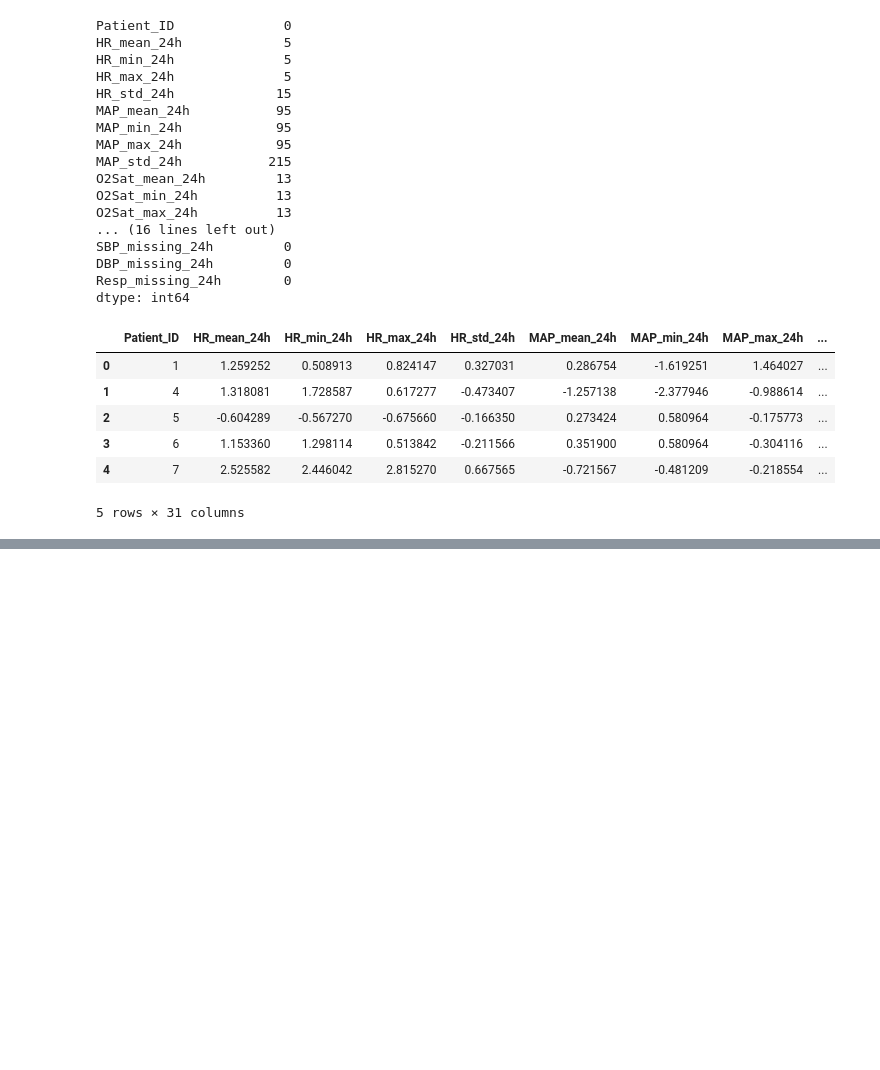
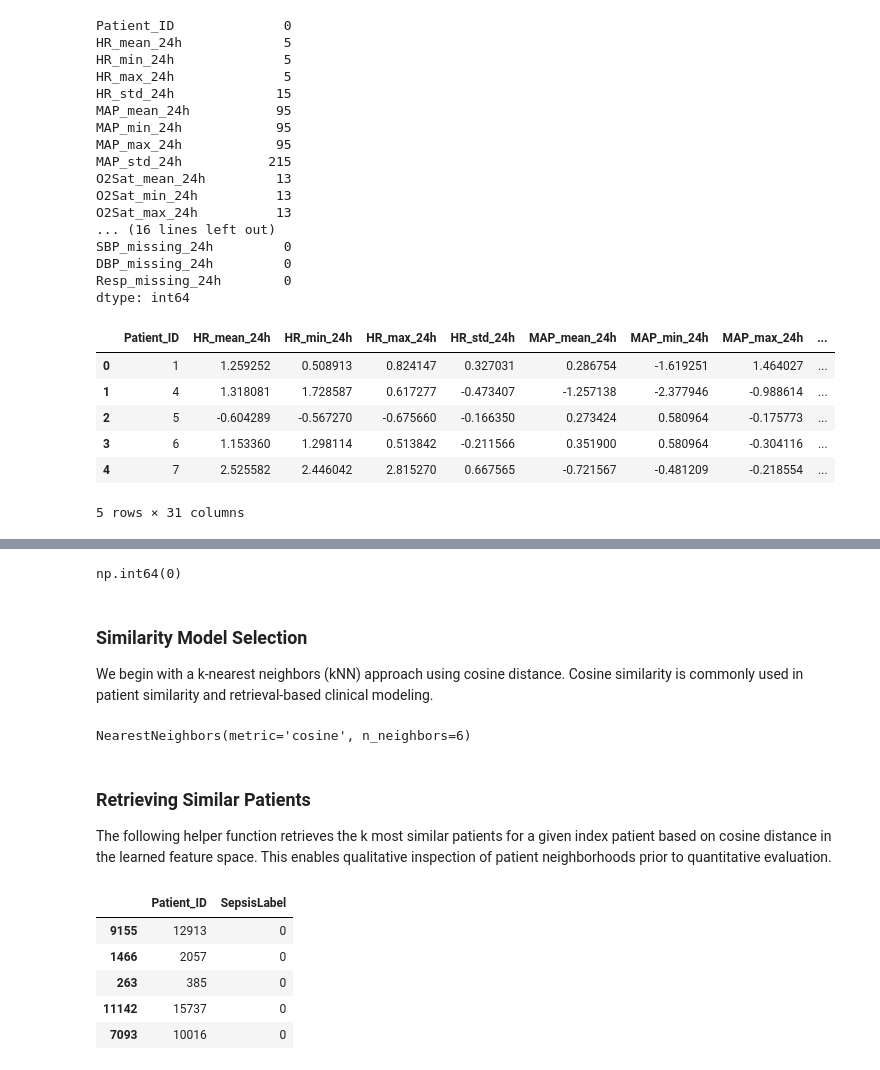
Before and after one commit to chaitralikher/agentic-sepsis-patient-similarity, a Jupyter notebook: notebooks/feature_engineering_time_windows.ipynb, the cells around one changed output, grey strips where cells are left out. Cells and saved outputs as stored; diff of their text form; code cells hidden in the pictures; blank space fills up the shorter version.

```diff
--- a/notebooks/feature_engineering_time_windows.ipynb
+++ b/notebooks/feature_engineering_time_windows.ipynb
@@ -271,0 +343,8 @@ patient_features.to_csv(
+# %%
+# Handle NaNs introduced by aggregation (e.g., std with single observation)
+std_cols = [c for c in X.columns if c.endswith('_std_24h')]
+
+len(std_cols), std_cols[:5]
+#fill std NaNs with 0
+X[std_cols] = X[std_cols].fillna(0)
+X.isna().sum().sum()
@@ -271,0 +363,51 @@ patient_features.to_csv(
+# %%
+X.isna().sum().sum()
+# %% [output]
+np.int64(0)
+# %% [markdown]
+### Similarity Model Selection
+We begin with a k-nearest neighbors (kNN) approach using cosine distance.
+Cosine similarity is commonly used in patient similarity and retrieval-based clinical modeling.
+# %%
+from sklearn.neighbors import NearestNeighbors
+
+knn = NearestNeighbors(
+    n_neighbors=6,      # self + 5 neighbors
+    metric='cosine'
+)
+
+knn.fit(X)
+# %% [output]
+NearestNeighbors(metric='cosine', n_neighbors=6)
+# %% [markdown]
+### Retrieving Similar Patients
+
+The following helper function retrieves the k most similar patients for a
+given index patient based on cosine distance in the learned feature space.
+This enables qualitative inspection of patient neighborhoods prior to
+quantitative evaluation.
+# %%
+#function to get similar patients
+def get_similar_patients(pat_id, k=5):
+    idx = patient_features.index[
+        patient_features['Patient_ID'] == pat_id
+    ][0]
+
+    distances, indices = knn.kneighbors(
+        X.iloc[[idx]], n_neighbors=k+1
+    )
+
+    neighbors = patient_features.iloc[
+        indices[0][1:]
+    ][['Patient_ID', 'SepsisLabel']]
+
+    return neighbors
+# %%
+get_similar_patients(patient_features.iloc[0]['Patient_ID'])
+# %% [output]
+|  | Patient_ID | SepsisLabel |
+| 9155 | 12913 | 0 |
+| 1466 | 2057 | 0 |
+| 263 | 385 | 0 |
+| 11142 | 15737 | 0 |
+| 7093 | 10016 | 0 |
```
Also changed, not shown: parts of 18 cells of this notebook, 2 other files.
